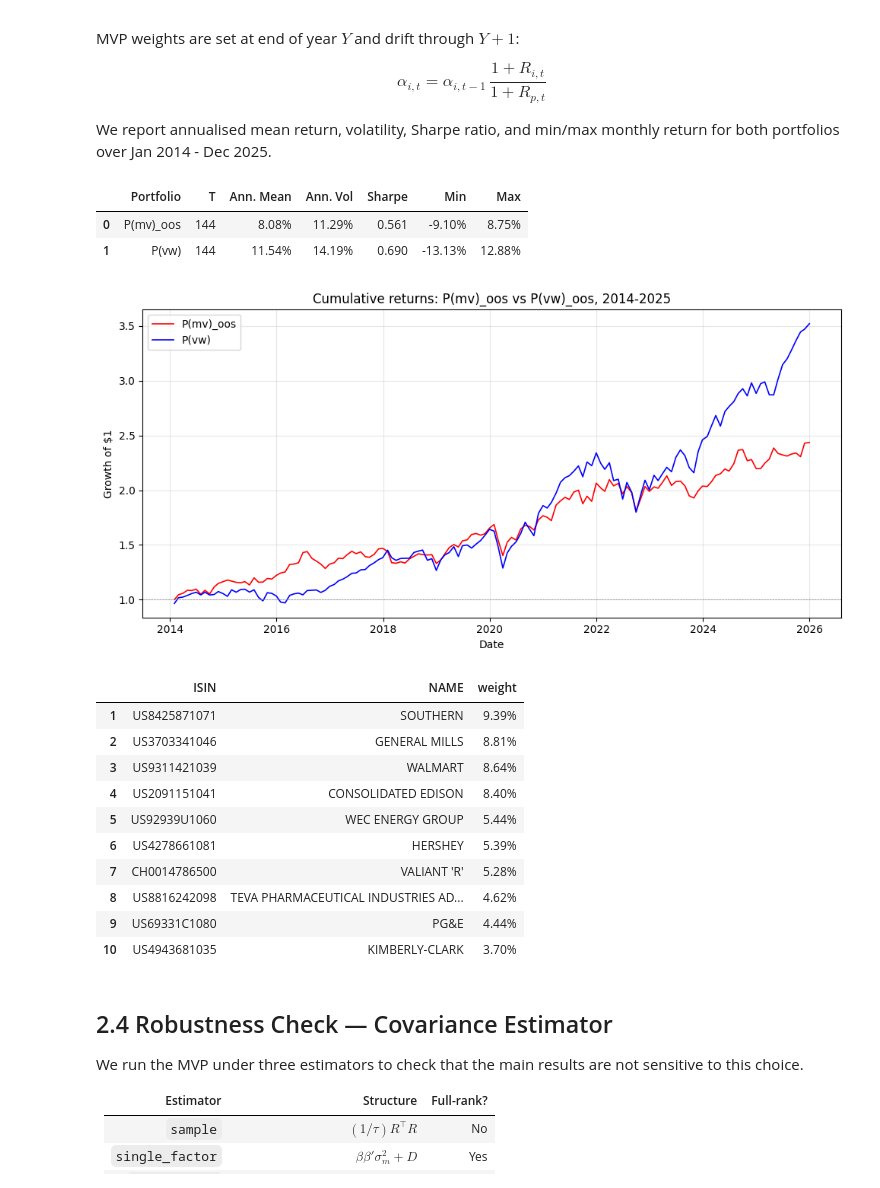
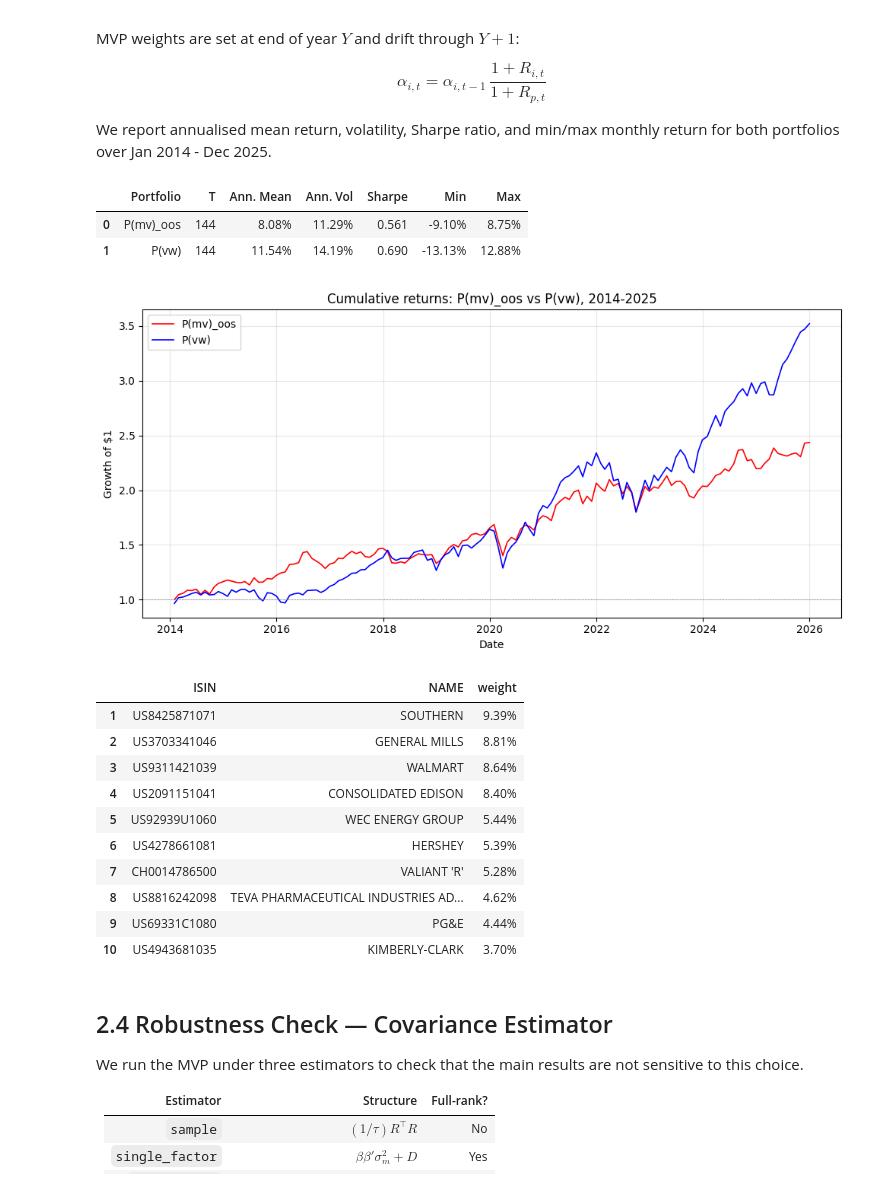
Before and after one commit to Saarujan06/Sustainability-Aware-Asset-Management-Project, a Jupyter notebook: Group_AS_SAAM_Notebook.ipynb, the cells around one changed output. Cells and saved outputs as stored; diff of their text form; code cells hidden in the pictures.

```diff
--- a/Group_AS_SAAM_Notebook.ipynb
+++ b/Group_AS_SAAM_Notebook.ipynb
@@ -826,35 +826,35 @@ display_perf["Sharpe"] = display_perf["Sharpe"].map(lambda x: f"{x:.3f}")
 from IPython.display import display
 display(display_perf)
 perf.to_csv(OUT_DIR / "mvp_vs_vw_performance_summary.csv", index=False)
 compare_df.to_csv(OUT_DIR / "mvp_vs_vw_monthly_comparison.csv")
 
 # Cumulative-return plot
 fig, ax = plt.subplots(figsize=(10, 5))
 ax.plot(compare_df.index, compare_df["cum_mvp"], label="P(mv)_oos", linewidth=1.2, color="red")
 ax.plot(compare_df.index, compare_df["cum_vw"],  label="P(vw)",     linewidth=1.2, color="blue")
 ax.axhline(1.0, color="grey", linestyle="--", linewidth=0.5)
 ax.set_xlabel("Date"); ax.set_ylabel("Growth of $1")
-ax.set_title("Cumulative returns: P(mv)_oos vs P(vw)_oos, 2014-2025")
+ax.set_title("Cumulative returns: P(mv)_oos vs P(vw), 2014-2025")
 ax.legend(); ax.grid(alpha=0.3)
 fig.tight_layout()
 fig.savefig(OUT_DIR / "cumulative_returns_plot.png", dpi=300, bbox_inches="tight")
 plt.show()
 
 # Top-10 holdings of the first MVP rebalance (Dec-2013 weights, held over 2014).
 top10 = (weights_by_year[weights_by_year["screen_year"] == START_YEAR]
          .nlargest(10, "weight")[["ISIN", "weight"]]
          .reset_index(drop=True))
 top10.insert(1, "NAME", top10["ISIN"].map(isin_to_name))
 top10.index = range(1, len(top10) + 1)
 top10["weight"] = top10["weight"].map(lambda x: f"{x:.2%}")
 
 from IPython.display import display
 display(top10)
 # %% [output]
 |  | Portfolio | T | Ann. Mean | Ann. Vol | Sharpe | Min | Max |
 | 0 | P(mv)_oos | 144 | 8.08% | 11.29% | 0.561 | -9.10% | 8.75% |
 | 1 | P(vw) | 144 | 11.54% | 14.19% | 0.690 | -13.13% | 12.88% |
-[figure, old version]
+[figure, new version]
 |  | ISIN | NAME | weight |
 | 1 | US8425871071 | SOUTHERN | 9.39% |
 | 2 | US3703341046 | GENERAL MILLS | 8.81% |
```
Also changed, not shown: 1 other file.
